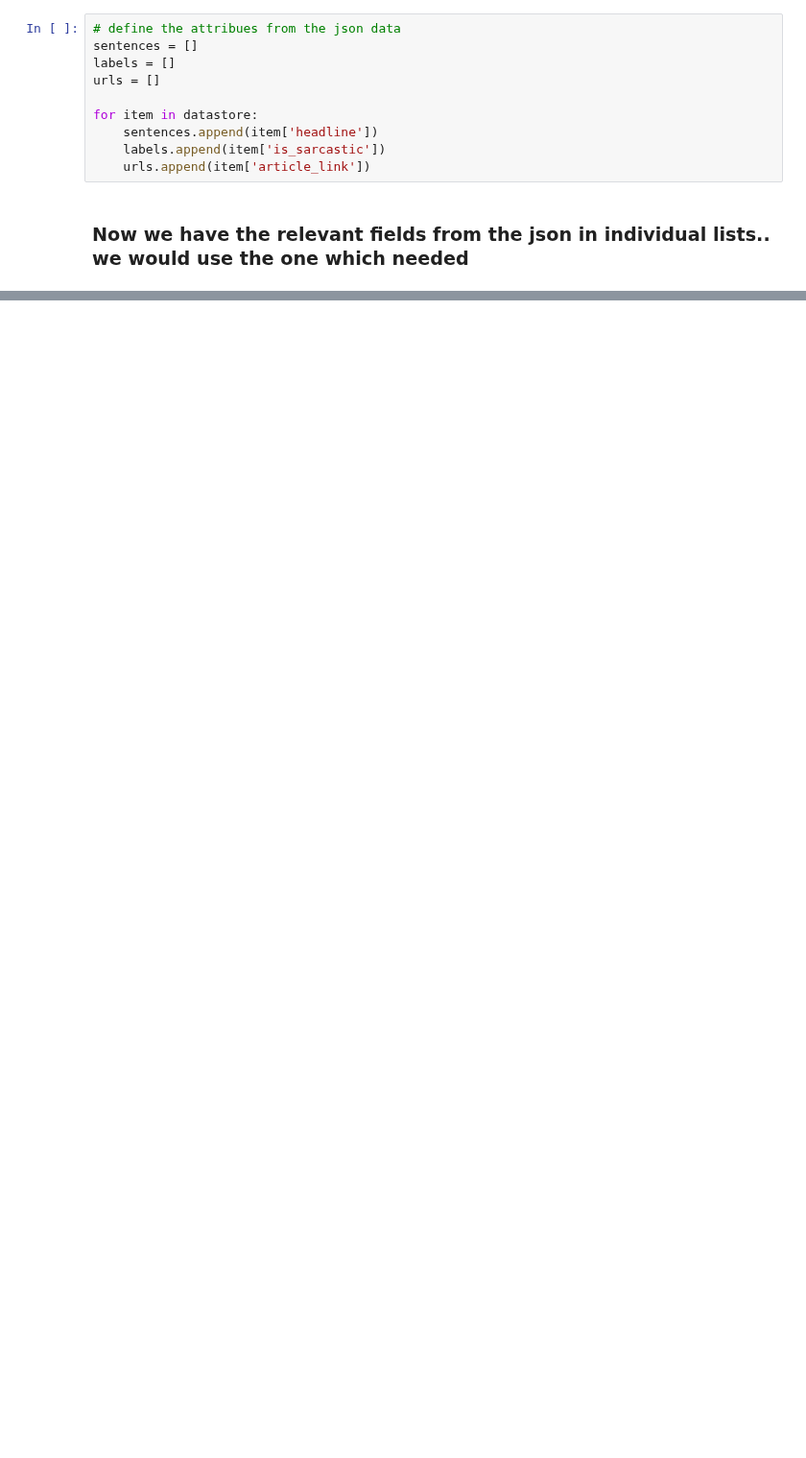
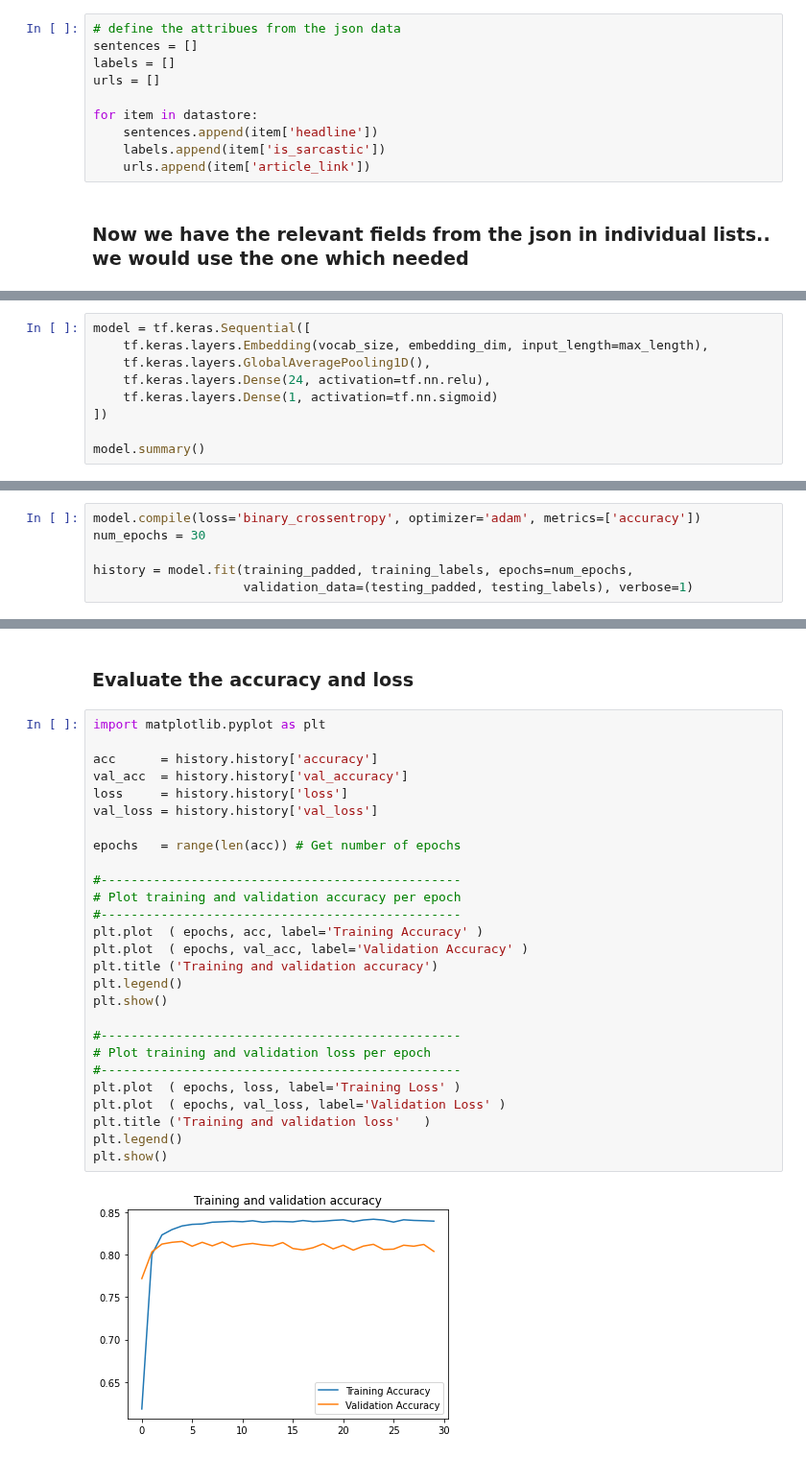
Before and after one commit to suvofalcon/Py-SpringboardAIML, a Jupyter notebook: _10_TensorFlow2.0/_18_NLP_SarcasmDetection.ipynb, the cells around one changed output, grey strips where cells are left out. Shown at 96% size. Cells and saved outputs as stored; diff of their text form; blank space fills up the shorter version.

Commit message:
Sarcasm detection using Tensorflow word embeddings and Tokenizers

```diff
--- a/_10_TensorFlow2.0/_18_NLP_SarcasmDetection.ipynb
+++ b/_10_TensorFlow2.0/_18_NLP_SarcasmDetection.ipynb
@@ -74,0 +83,9 @@ former versace store clerk sues over secret 'black code' for minority shoppers
+# %%
+model = tf.keras.Sequential([
+    tf.keras.layers.Embedding(vocab_size, embedding_dim, input_length=max_length),
+    tf.keras.layers.GlobalAveragePooling1D(),
+    tf.keras.layers.Dense(24, activation=tf.nn.relu),
+    tf.keras.layers.Dense(1, activation=tf.nn.sigmoid)
+])
+
+model.summary()
@@ -74,0 +109,6 @@ former versace store clerk sues over secret 'black code' for minority shoppers
+# %%
+model.compile(loss='binary_crossentropy', optimizer='adam', metrics=['accuracy'])
+num_epochs = 30
+
+history = model.fit(training_padded, training_labels, epochs=num_epochs,
+                    validation_data=(testing_padded, testing_labels), verbose=1)
@@ -74,0 +133,31 @@ former versace store clerk sues over secret 'black code' for minority shoppers
+# %% [markdown]
+### Evaluate the accuracy and loss
+# %%
+import matplotlib.pyplot as plt
+
+acc      = history.history['accuracy']
+val_acc  = history.history['val_accuracy']
+loss     = history.history['loss']
+val_loss = history.history['val_loss']
+
+epochs   = range(len(acc)) # Get number of epochs
+
+#------------------------------------------------
+# Plot training and validation accuracy per epoch
+#------------------------------------------------
+plt.plot  ( epochs, acc, label='Training Accuracy' )
+plt.plot  ( epochs, val_acc, label='Validation Accuracy' )
+plt.title ('Training and validation accuracy')
+plt.legend()
+plt.show()
+
+#------------------------------------------------
+# Plot training and validation loss per epoch
+#------------------------------------------------
+plt.plot  ( epochs, loss, label='Training Loss' )
+plt.plot  ( epochs, val_loss, label='Validation Loss' )
+plt.title ('Training and validation loss'   )
+plt.legend()
+plt.show()
+# %% [output]
+[figure, added]
```
Also changed, not shown: parts of 11 cells of this notebook.
